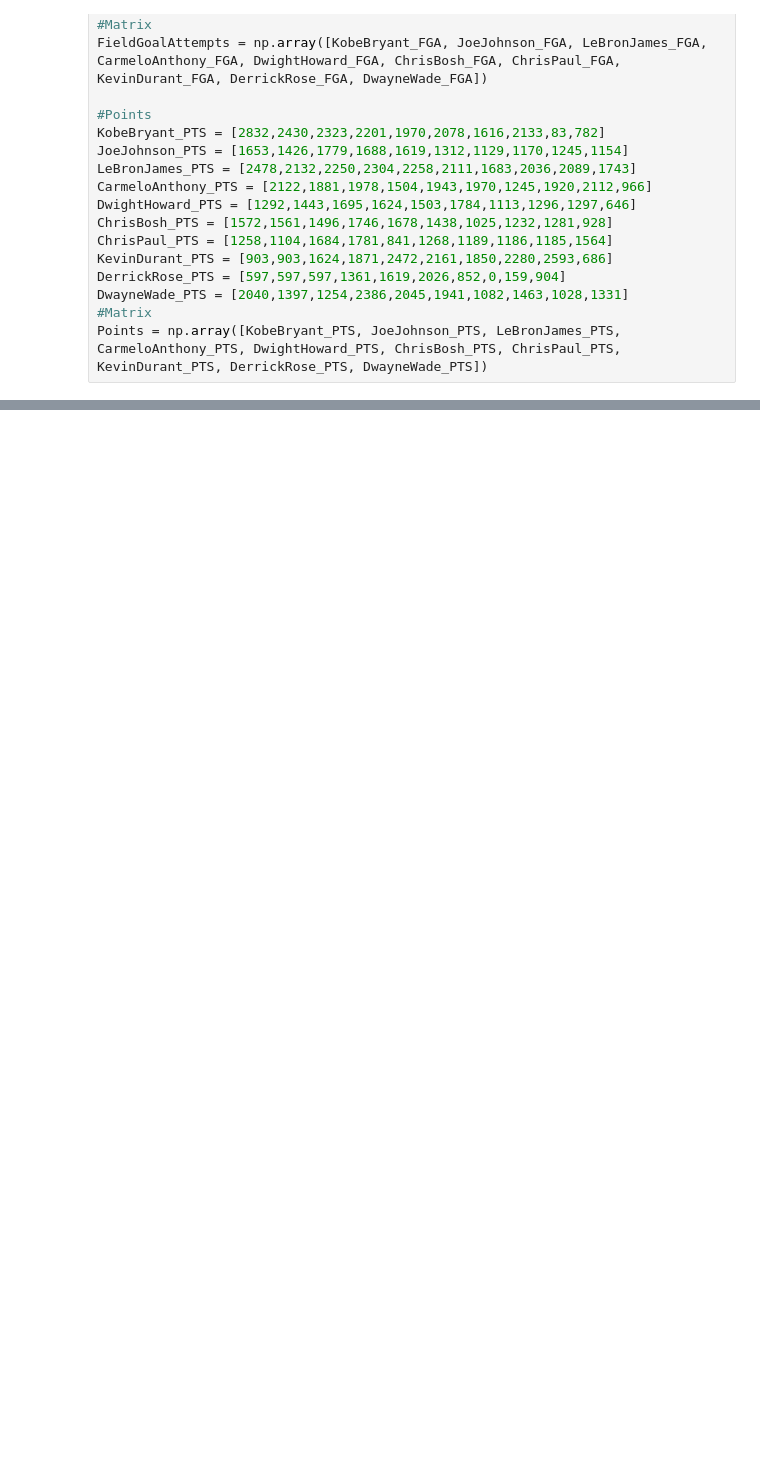
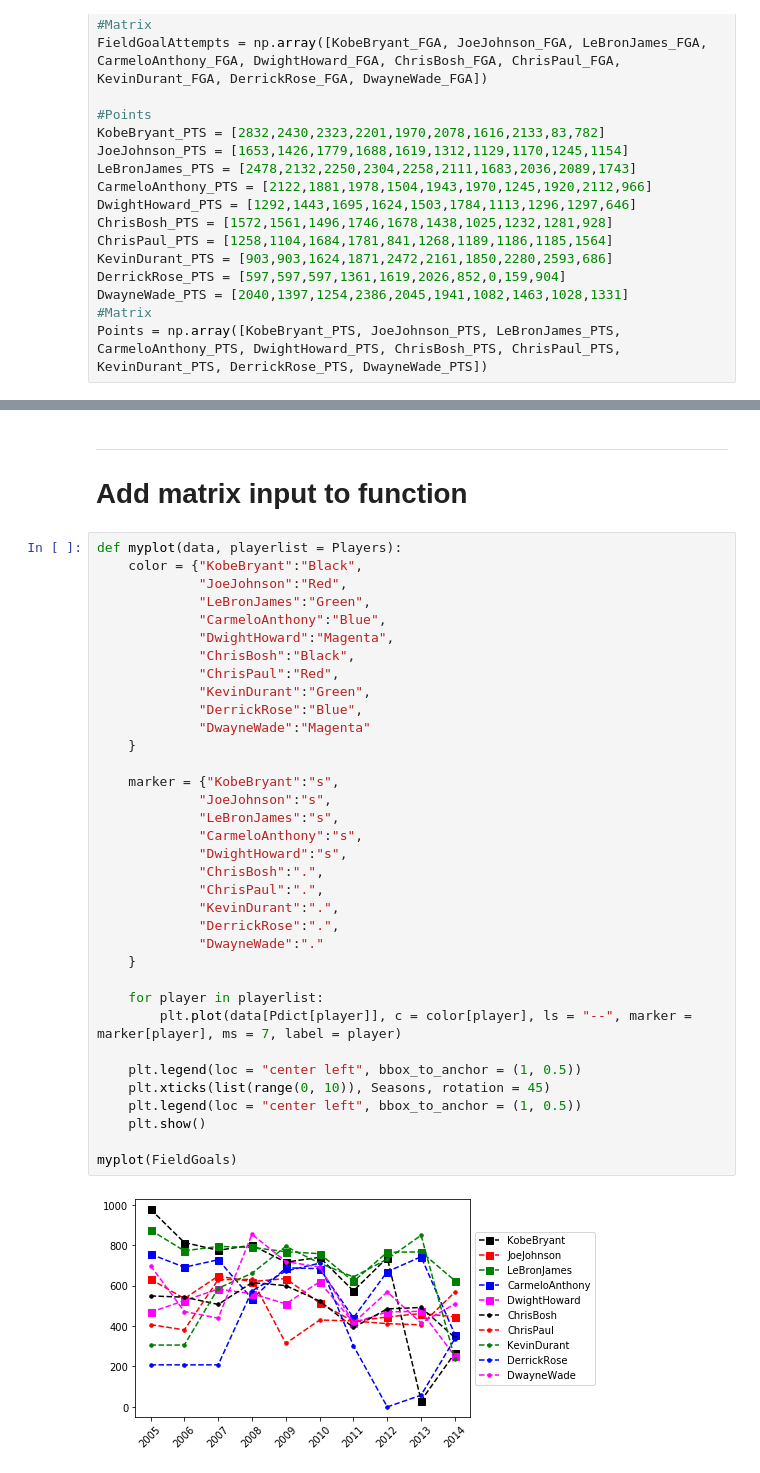
Before and after one commit to golgor/python-courses, a Jupyter notebook: Module 3/3.5 Functions.ipynb, the cells around one changed output, grey strips where cells are left out. Cells and saved outputs as stored; diff of their text form; blank space fills up the shorter version.

Commit message:
course data for 3.5

```diff
--- a/Module 3/3.5 Functions.ipynb
+++ b/Module 3/3.5 Functions.ipynb
@@ -141,0 +181,40 @@ Points = np.array([KobeBryant_PTS, JoeJohnson_PTS, LeBronJames_PTS, CarmeloAntho
+# %% [markdown]
+---
+# Add matrix input to function
+# %%
+def myplot(data, playerlist = Players):
+    color = {"KobeBryant":"Black",
+             "JoeJohnson":"Red",
+             "LeBronJames":"Green",
+             "CarmeloAnthony":"Blue",
+             "DwightHoward":"Magenta",
+             "ChrisBosh":"Black",
+             "ChrisPaul":"Red",
+             "KevinDurant":"Green",
+             "DerrickRose":"Blue",
+             "DwayneWade":"Magenta"
+    }
+
+    marker = {"KobeBryant":"s",
+             "JoeJohnson":"s",
+             "LeBronJames":"s",
+             "CarmeloAnthony":"s",
+             "DwightHoward":"s",
+             "ChrisBosh":".",
+             "ChrisPaul":".",
+             "KevinDurant":".",
+             "DerrickRose":".",
+             "DwayneWade":"."
+    }
+
+    for player in playerlist:
+        plt.plot(data[Pdict[player]], c = color[player], ls = "--", marker = marker[player], ms = 7, label = player)
+
+    plt.legend(loc = "center left", bbox_to_anchor = (1, 0.5))
+    plt.xticks(list(range(0, 10)), Seasons, rotation = 45)
+    plt.legend(loc = "center left", bbox_to_anchor = (1, 0.5))
+    plt.show()
+
+myplot(FieldGoals)
+# %% [output]
+[figure, added]
```
Also changed, not shown: parts of 18 cells of this notebook, 2 other files.
